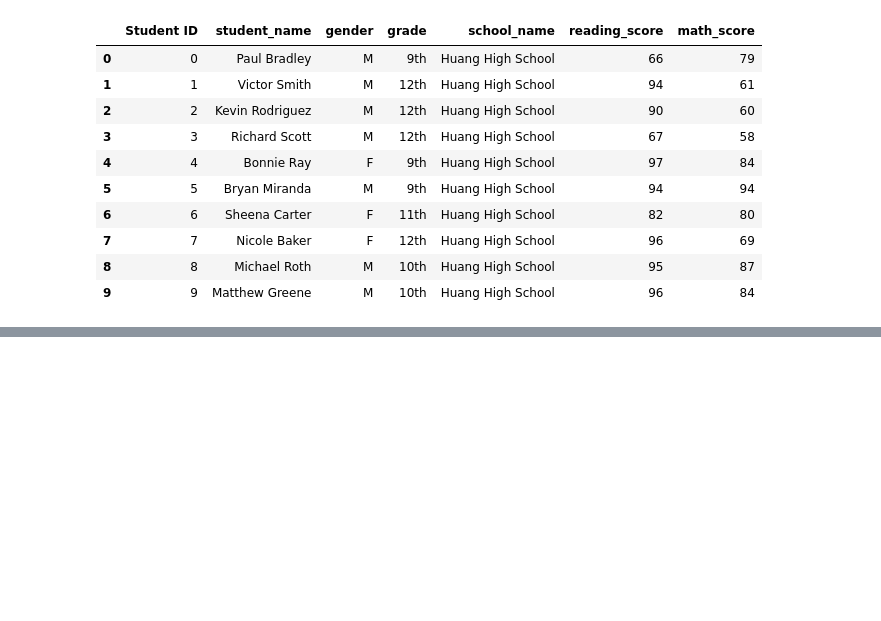
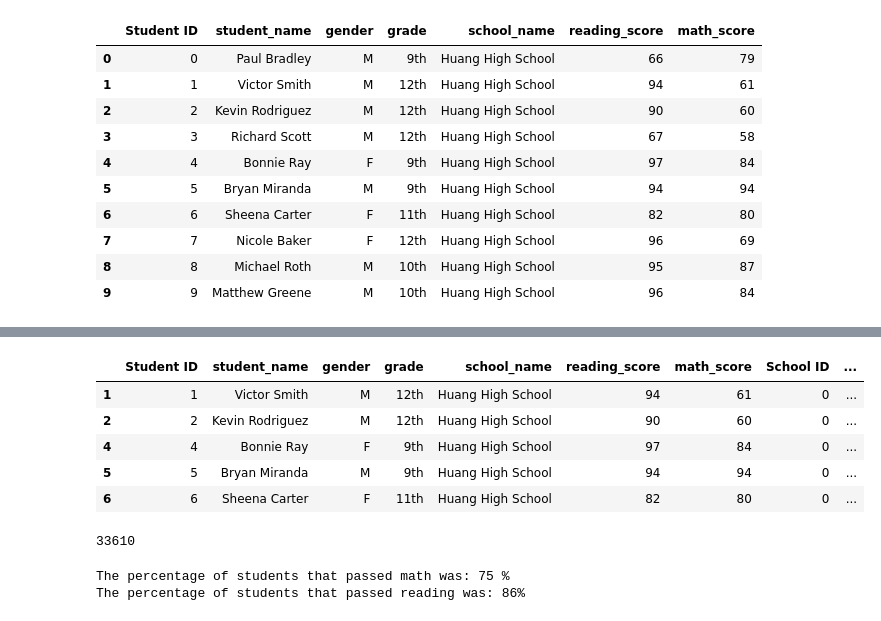
Before and after one commit to jonathantree/School_District_Analysis, a Jupyter notebook: PyCitySchools.ipynb, the cells around one changed output, grey strips where cells are left out. Cells and saved outputs as stored; diff of their text form; code cells hidden in the pictures; blank space fills up the shorter version.

```diff
--- a/PyCitySchools.ipynb
+++ b/PyCitySchools.ipynb
@@ -195,0 +305,15 @@ student_data_df.head(10)
+# %%
+# Get all the students that are passing reading in a new DataFrame.
+passing_reading = school_data_complete_df[school_data_complete_df["reading_score"] >= 70]
+passing_reading.head()
+# %% [output]
+|  | Student ID | student_name | gender | grade | school_name | reading_score | math_score | School ID | ... |
+| 1 | 1 | Victor Smith | M | 12th | Huang High School | 94 | 61 | 0 | ... |
+| 2 | 2 | Kevin Rodriguez | M | 12th | Huang High School | 90 | 60 | 0 | ... |
+| 4 | 4 | Bonnie Ray | F | 9th | Huang High School | 97 | 84 | 0 | ... |
+| 5 | 5 | Bryan Miranda | M | 9th | Huang High School | 94 | 94 | 0 | ... |
+| 6 | 6 | Sheena Carter | F | 11th | Huang High School | 82 | 80 | 0 | ... |
+# %%
+passing_reading["student_name"].count()
+# %% [output]
+33610
@@ -195,0 +326,11 @@ student_data_df.head(10)
+# %%
+# Calculate the percent that passed math.
+passing_math_percentage = passing_math_count / float(student_count) * 100
+print(f"The percentage of students that passed math was: {passing_math_percentage:.0f} %" )
+
+# Calculate the percent that passed reading.
+passing_reading_percentage = passing_reading_count / float(student_count) * 100
+print(f"The percentage of students that passed reading was: {passing_reading_percentage:.0f}%")
+# %% [output]
+The percentage of students that passed math was: 75 %
+The percentage of students that passed reading was: 86%
```
Also changed, not shown: parts of 31 cells of this notebook.
